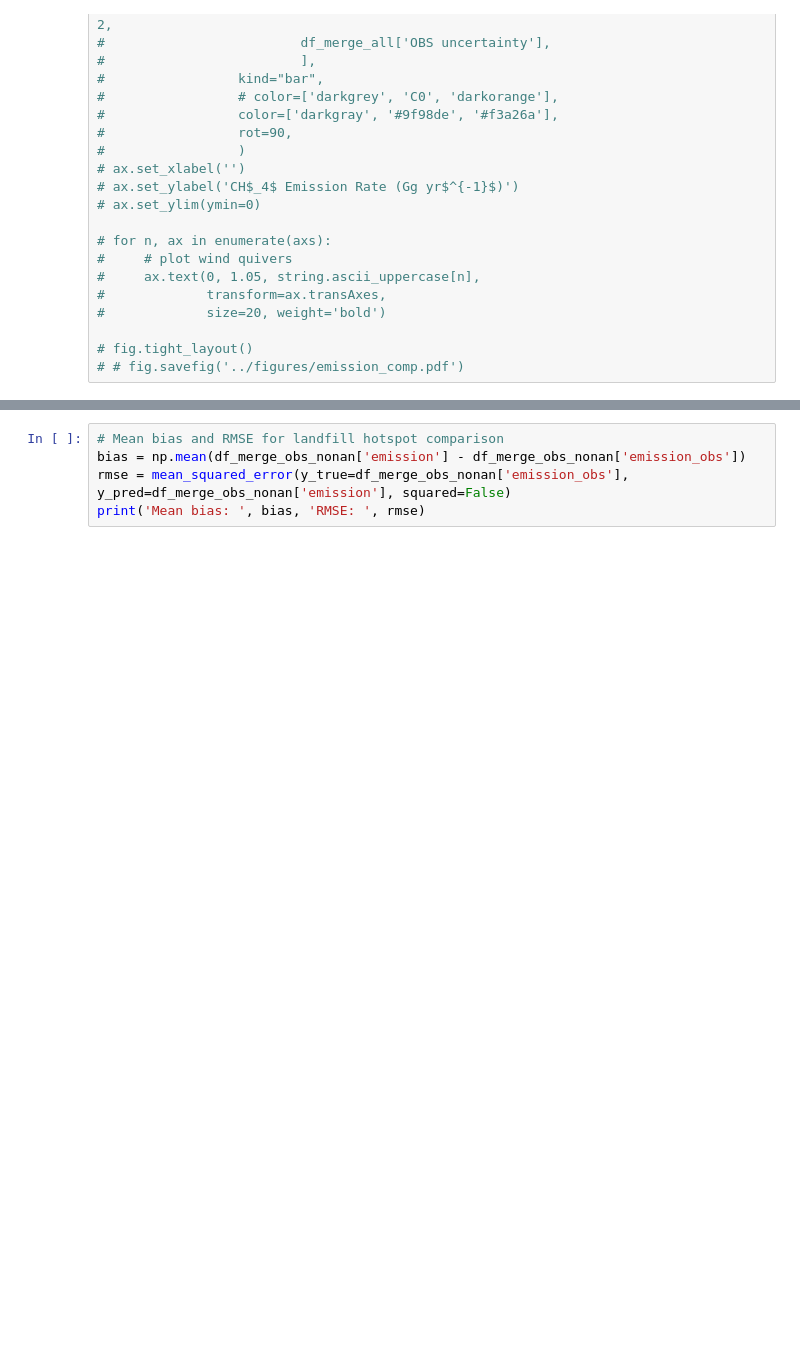
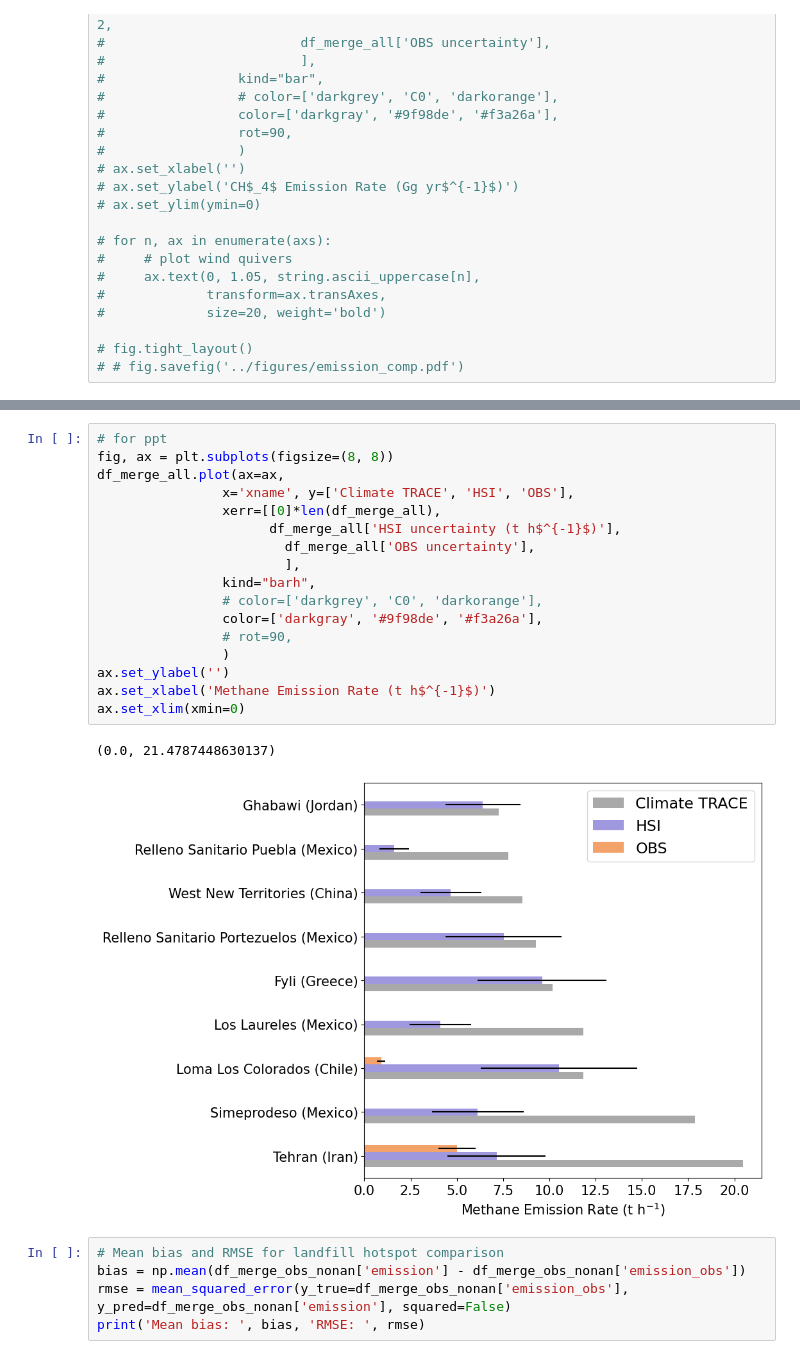
Before and after one commit to zxdawn/Hyper-Landfill, a Jupyter notebook: notebooks/emission_comp_th.ipynb, the cells around one changed output, grey strips where cells are left out. Drawn from its saved outputs; the diff is of its cells as text; blank space fills up the shorter version.

```diff
--- a/notebooks/emission_comp_th.ipynb
+++ b/notebooks/emission_comp_th.ipynb
@@ -961,3 +998,23 @@ HSI v.s. OBS, slope:  0.9211371381230676 R2:  0.5575730983921795
+# %%
+# for ppt
+fig, ax = plt.subplots(figsize=(8, 8))
+df_merge_all.plot(ax=ax,
+                x='xname', y=['Climate TRACE', 'HSI', 'OBS'],
+                xerr=[[0]*len(df_merge_all),
+                      df_merge_all['HSI uncertainty (t h$^{-1}$)'],
+                        df_merge_all['OBS uncertainty'],
+                        ],
+                kind="barh",
+                # color=['darkgrey', 'C0', 'darkorange'],
+                color=['darkgray', '#9f98de', '#f3a26a'],
+                # rot=90,
+                )
+ax.set_ylabel('')
+ax.set_xlabel('Methane Emission Rate (t h$^{-1}$)')
+ax.set_xlim(xmin=0)
+# %% [output]
+(0.0, 21.4787448630137)
+[figure, added]
 # %%
 # Mean bias and RMSE for landfill hotspot comparison
 bias = np.mean(df_merge_obs_nonan['emission'] - df_merge_obs_nonan['emission_obs'])
```
Also changed, not shown: parts of 2 cells of this notebook.
